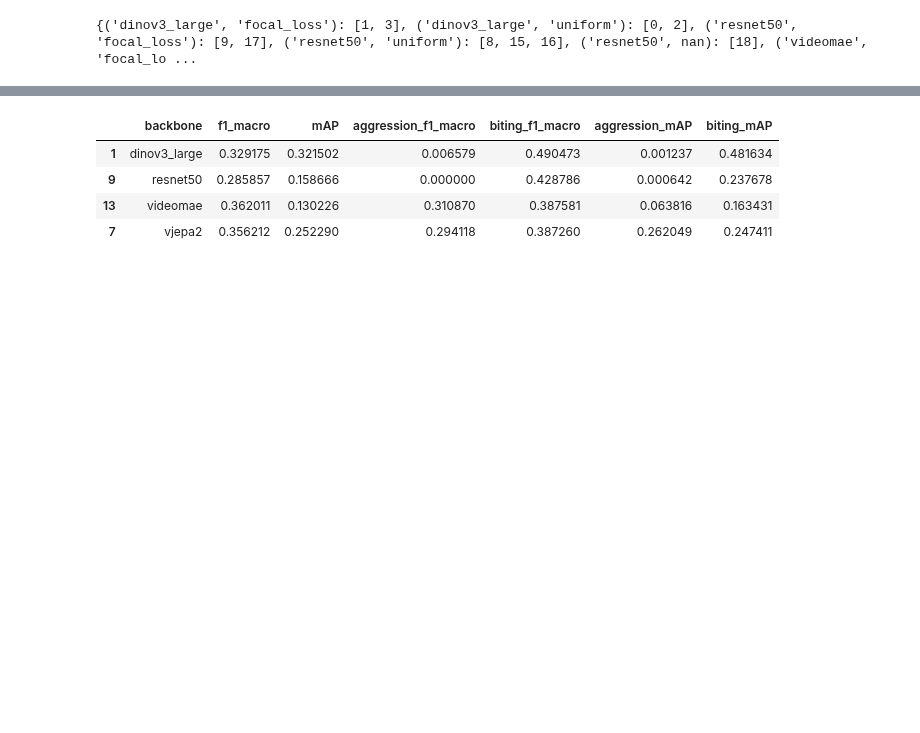
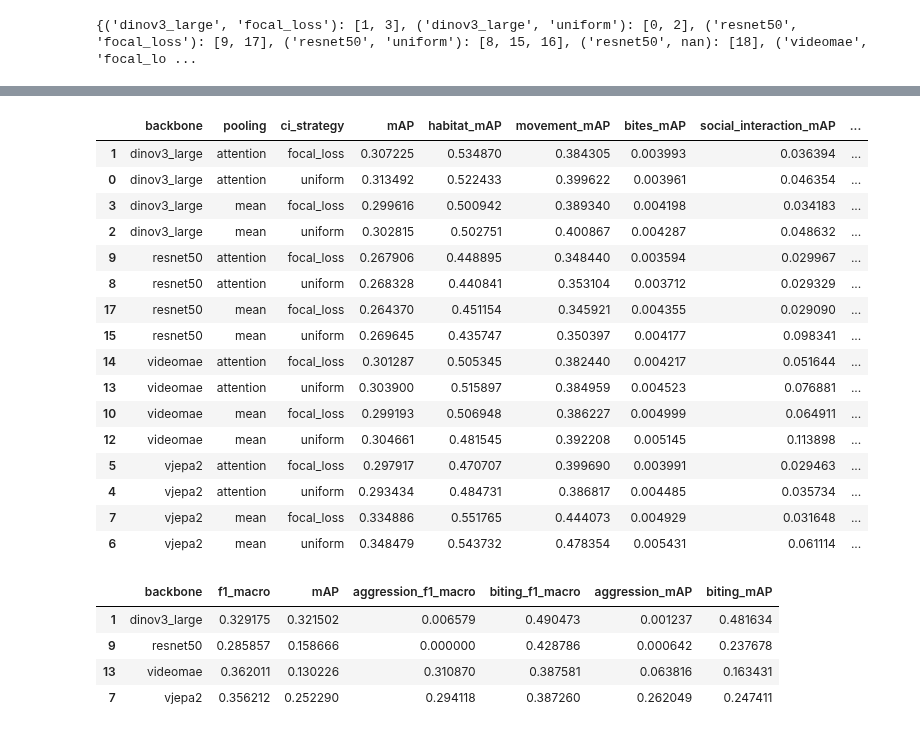
Before and after one commit to team-wildfin/wildfin-mini, a Jupyter notebook: analysis/fulltune.ipynb, the cells around one changed output, grey strips where cells are left out. Saved outputs shown, nothing was run; the diff lists cells and outputs as text; code cells hidden in the pictures; blank space fills up the shorter version.

Commit message:
added full tables

```diff
--- a/analysis/fulltune.ipynb
+++ b/analysis/fulltune.ipynb
@@ -67,0 +80,6 @@ ff.groupby(['backbone', 'ci_strategy']).groups
+# %%
+def get_full_table(df: pd.DataFrame, group_names, max_metric):
+    df = df[df['fulltune_status'] == False]
+    best_rows = df.loc[df.groupby(["backbone", 'pooling', 'ci_strategy'])[max_metric].idxmax()]
+    return best_rows[["backbone", "pooling", "ci_strategy"] + [max_metric] +
+            [f"{group}_{max_metric}" for group in group_names] ]
@@ -68,3 +146,23 @@ ff.groupby(['backbone', 'ci_strategy']).groups
+# %%
+get_full_table(ff, fishfollow_groups, "mAP")
+# %% [output]
+|  | backbone | pooling | ci_strategy | mAP | habitat_mAP | movement_mAP | bites_mAP | social_interaction_mAP | ... |
+| 1 | dinov3_large | attention | focal_loss | 0.307225 | 0.534870 | 0.384305 | 0.003993 | 0.036394 | ... |
+| 0 | dinov3_large | attention | uniform | 0.313492 | 0.522433 | 0.399622 | 0.003961 | 0.046354 | ... |
+| 3 | dinov3_large | mean | focal_loss | 0.299616 | 0.500942 | 0.389340 | 0.004198 | 0.034183 | ... |
+| 2 | dinov3_large | mean | uniform | 0.302815 | 0.502751 | 0.400867 | 0.004287 | 0.048632 | ... |
+| 9 | resnet50 | attention | focal_loss | 0.267906 | 0.448895 | 0.348440 | 0.003594 | 0.029967 | ... |
+| 8 | resnet50 | attention | uniform | 0.268328 | 0.440841 | 0.353104 | 0.003712 | 0.029329 | ... |
+| 17 | resnet50 | mean | focal_loss | 0.264370 | 0.451154 | 0.345921 | 0.004355 | 0.029090 | ... |
+| 15 | resnet50 | mean | uniform | 0.269645 | 0.435747 | 0.350397 | 0.004177 | 0.098341 | ... |
+| 14 | videomae | attention | focal_loss | 0.301287 | 0.505345 | 0.382440 | 0.004217 | 0.051644 | ... |
+| 13 | videomae | attention | uniform | 0.303900 | 0.515897 | 0.384959 | 0.004523 | 0.076881 | ... |
+| 10 | videomae | mean | focal_loss | 0.299193 | 0.506948 | 0.386227 | 0.004999 | 0.064911 | ... |
+| 12 | videomae | mean | uniform | 0.304661 | 0.481545 | 0.392208 | 0.005145 | 0.113898 | ... |
+| 5 | vjepa2 | attention | focal_loss | 0.297917 | 0.470707 | 0.399690 | 0.003991 | 0.029463 | ... |
+| 4 | vjepa2 | attention | uniform | 0.293434 | 0.484731 | 0.386817 | 0.004485 | 0.035734 | ... |
+| 7 | vjepa2 | mean | focal_loss | 0.334886 | 0.551765 | 0.444073 | 0.004929 | 0.031648 | ... |
+| 6 | vjepa2 | mean | uniform | 0.348479 | 0.543732 | 0.478354 | 0.005431 | 0.061114 | ... |
 # %%
 def get_backbone_table(df: pd.DataFrame, group_names, max_metric):
     df = df[df['fulltune_status'] == False]
```
Also changed, not shown: parts of 4 cells of this notebook.
